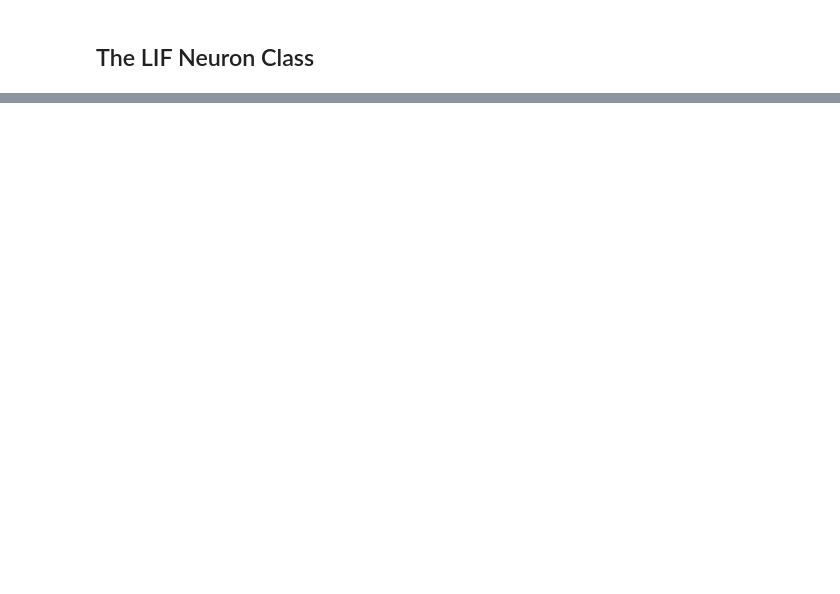
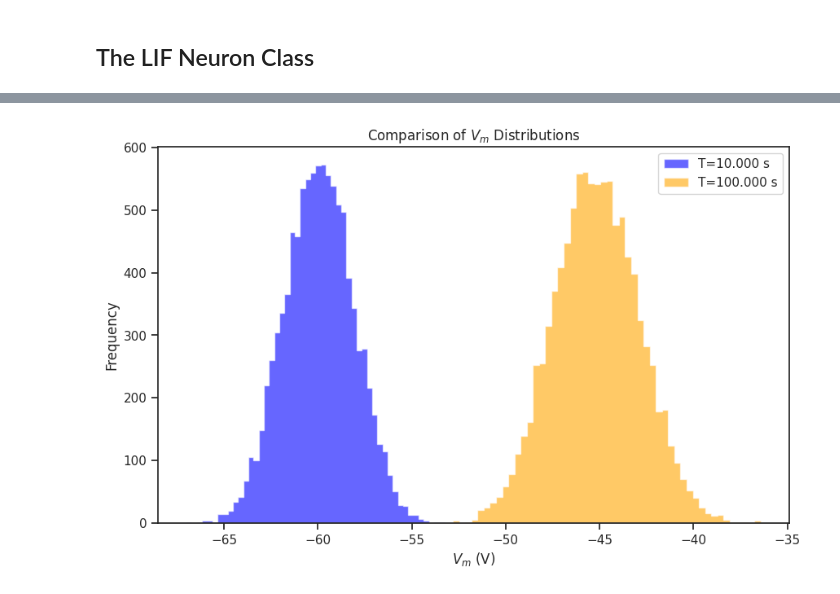
Before and after one commit to igorconsulting/neuromatch, a Jupyter notebook: experimentation.ipynb, the cells around one changed output, grey strips where cells are left out. Drawn from its saved outputs; the diff is of its cells as text; code cells hidden in the pictures; blank space fills up the shorter version.

```diff
--- a/experimentation.ipynb
+++ b/experimentation.ipynb
@@ -172,0 +209,53 @@ neuron.plot_results(current)
+# %%
+# Constants definitions
+import numpy as np
+import matplotlib.pyplot as plt
+
+# Constants definitions
+t_max = 100  # maximum time
+dt = 1       # time step
+E_L = -70    # Resting membrane potential in mV
+i_mean = 25  # Mean current
+tau = 20     # Time constant
+R = 1        # Resistance
+
+# Set random number generator
+np.random.seed(2020)
+
+# Initialize t_range, step_end, n, v_n, i and nbins
+t_range = np.arange(0, t_max + dt, dt)
+step_end = len(t_range)
+n = 10000
+v_n = E_L * np.ones([n, step_end])
+i = i_mean * (1 + 0.1 * (t_max / dt)**(0.5) * (2 * np.random.random([n, step_end]) - 1))
+nbins = 50
+
+# Loop over time steps
+for step, t in enumerate(t_range):
+    if step == 0:
+        continue
+    v_n[:, step] = v_n[:, step - 1] + (dt / tau) * (E_L - v_n[:, step - 1] + R * i[:, step])
+
+# Sample two different time points
+t1 = int(t_max * 0.1 / dt)  # Change this to the actual time point you're interested in
+t2 = int(t_max / dt)  # Assuming the second histogram is at the last time step
+
+# Create the figure and axes
+plt.figure(figsize=(10, 6))
+
+# Plot the histograms
+plt.hist(v_n[:, t1], bins=nbins, histtype='stepfilled', alpha=0.6, color='blue', label='T={:.3f} s'.format(t_range[t1]))
+plt.hist(v_n[:, t2], bins=nbins, histtype='stepfilled', alpha=0.6, color='orange', label='T={:.3f} s'.format(t_range[t2]))
+
+# Adding labels and title
+plt.xlabel('$V_m$ (V)')
+plt.ylabel('Frequency')
+plt.title('Comparison of $V_m$ Distributions')
+
+# Adding legend
+plt.legend()
+
+# Show the plot
+plt.show()
+# %% [output]
+[figure, added]
```
Also changed, not shown: parts of 11 cells of this notebook, 1 other file.
